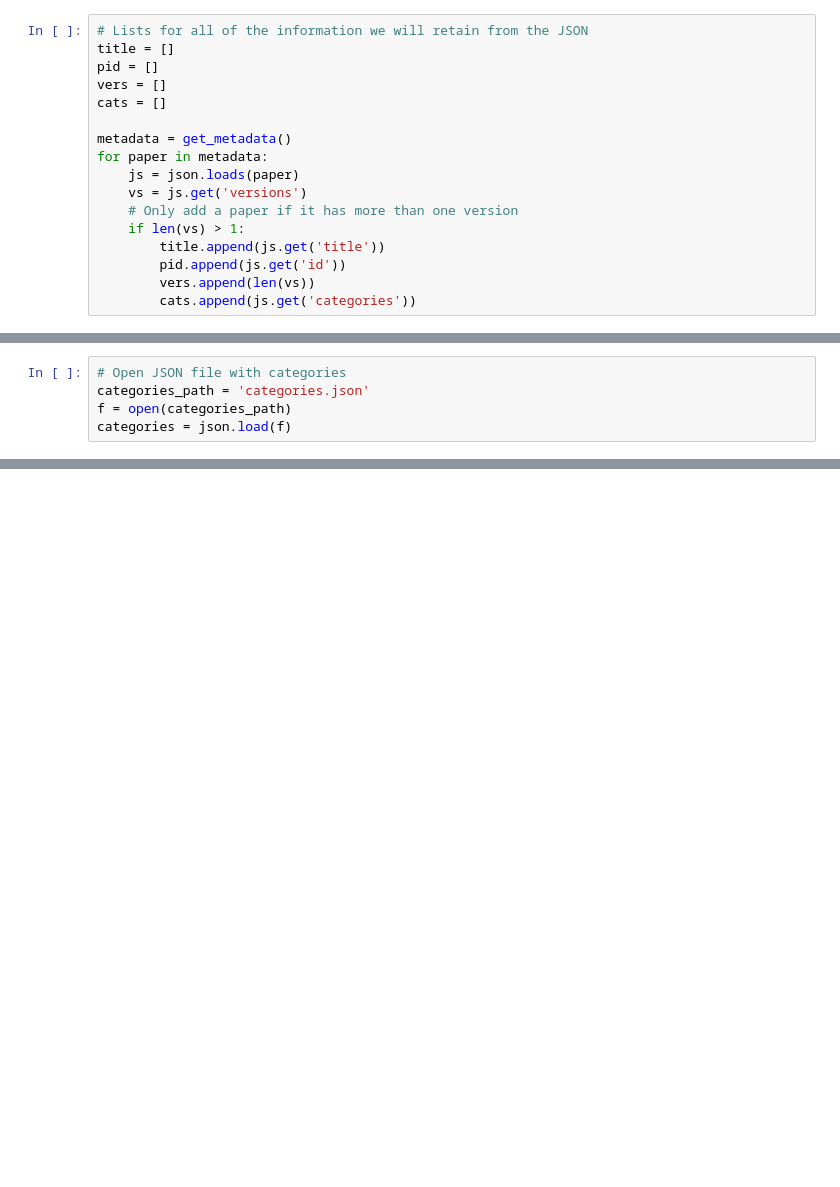
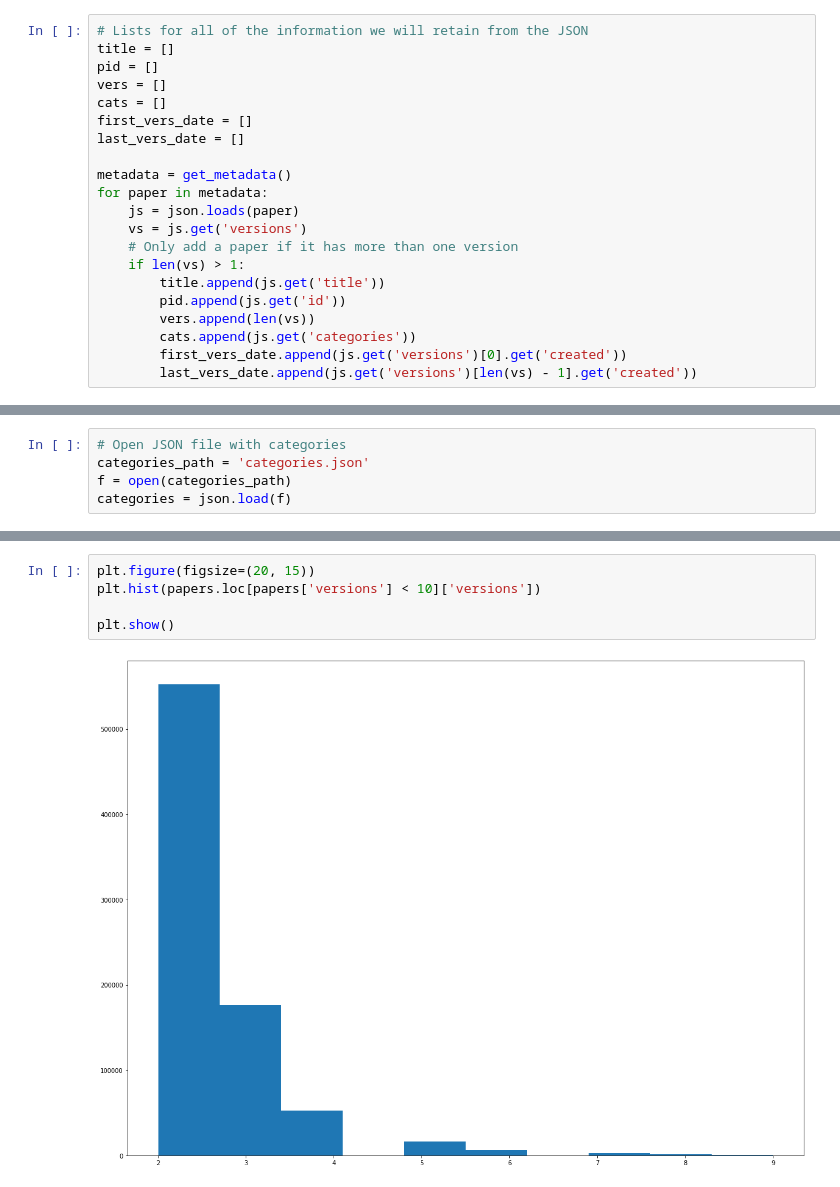
Before and after one commit to andcov/arXiv, a Jupyter notebook: arXiv.ipynb, the cells around one changed output, grey strips where cells are left out. Drawn from its saved outputs; the diff is of its cells as text; blank space fills up the shorter version.

```diff
--- a/arXiv.ipynb
+++ b/arXiv.ipynb
@@ -16,6 +16,8 @@ title = []
 pid = []
 vers = []
 cats = []
+first_vers_date = []
+last_vers_date = []
 
 metadata = get_metadata()
 for paper in metadata:
@@ -27,3 +29,5 @@ for paper in metadata:
         pid.append(js.get('id'))
         vers.append(len(vs))
         cats.append(js.get('categories'))
+        first_vers_date.append(js.get('versions')[0].get('created'))
+        last_vers_date.append(js.get('versions')[len(vs) - 1].get('created'))
@@ -104,0 +132,7 @@ plt.show()
+# %%
+plt.figure(figsize=(20, 15))
+plt.hist(papers.loc[papers['versions'] < 10]['versions'])
+
+plt.show()
+# %% [output]
+[figure, added]
```
Also changed, not shown: parts of 11 cells of this notebook, 2 other files.
